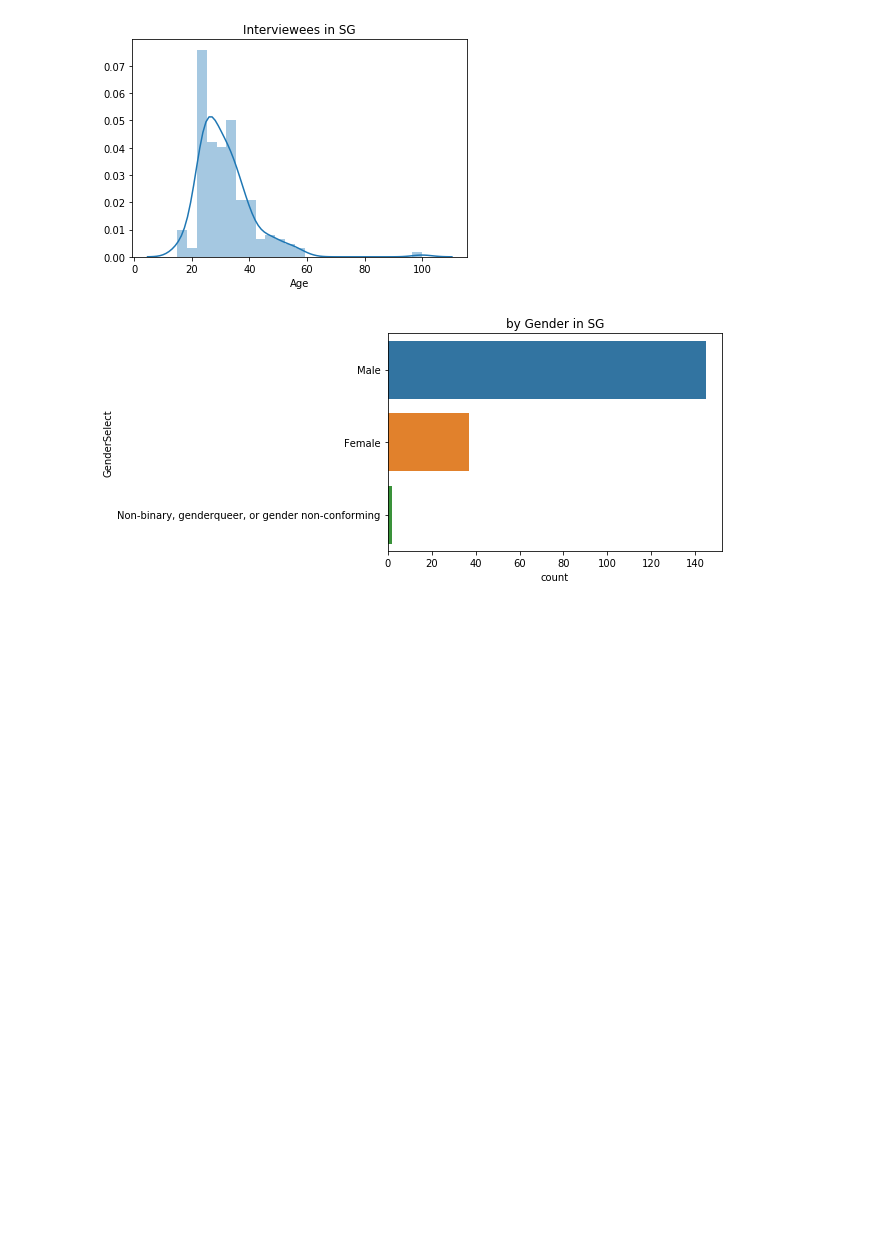
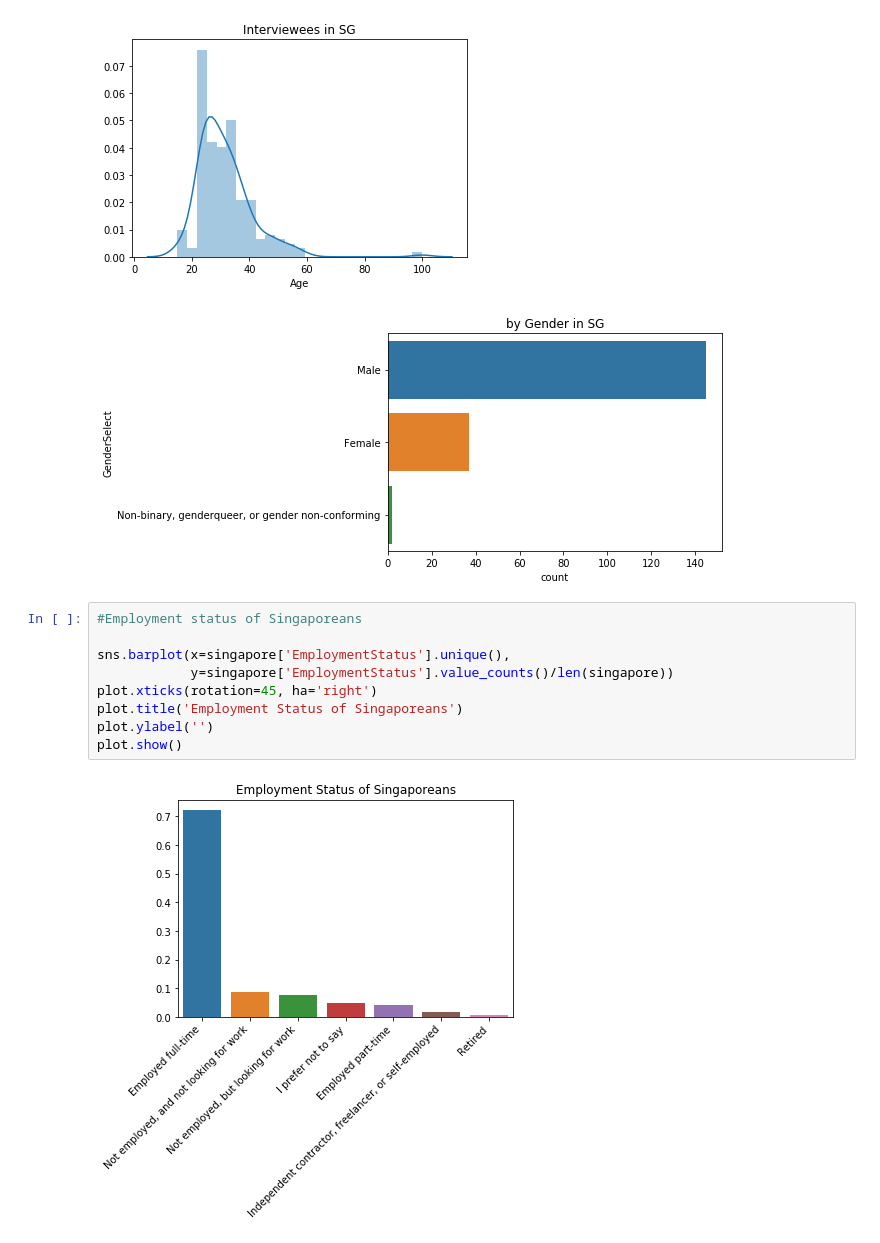
Before and after one commit to qsang86/Kaggle-ML-and-Data-Science-Survey-2017, a Jupyter notebook: script/Kaggle ML DS Survey 2017.ipynb, the cells around one changed output. Drawn from its saved outputs; the diff is of its cells as text; blank space fills up the shorter version.

```diff
--- a/script/Kaggle ML DS Survey 2017.ipynb
+++ b/script/Kaggle ML DS Survey 2017.ipynb
@@ -168,3 +168,14 @@ plot.show()
 Number of interviewees in SG: 184
 [figure]
 [figure]
+# %%
+#Employment status of Singaporeans
+
+sns.barplot(x=singapore['EmploymentStatus'].unique(),
+            y=singapore['EmploymentStatus'].value_counts()/len(singapore))
+plot.xticks(rotation=45, ha='right')
+plot.title('Employment Status of Singaporeans')
+plot.ylabel('')
+plot.show()
+# %% [output]
+[figure, added]
```
Also changed, not shown: parts of 6 cells of this notebook.
